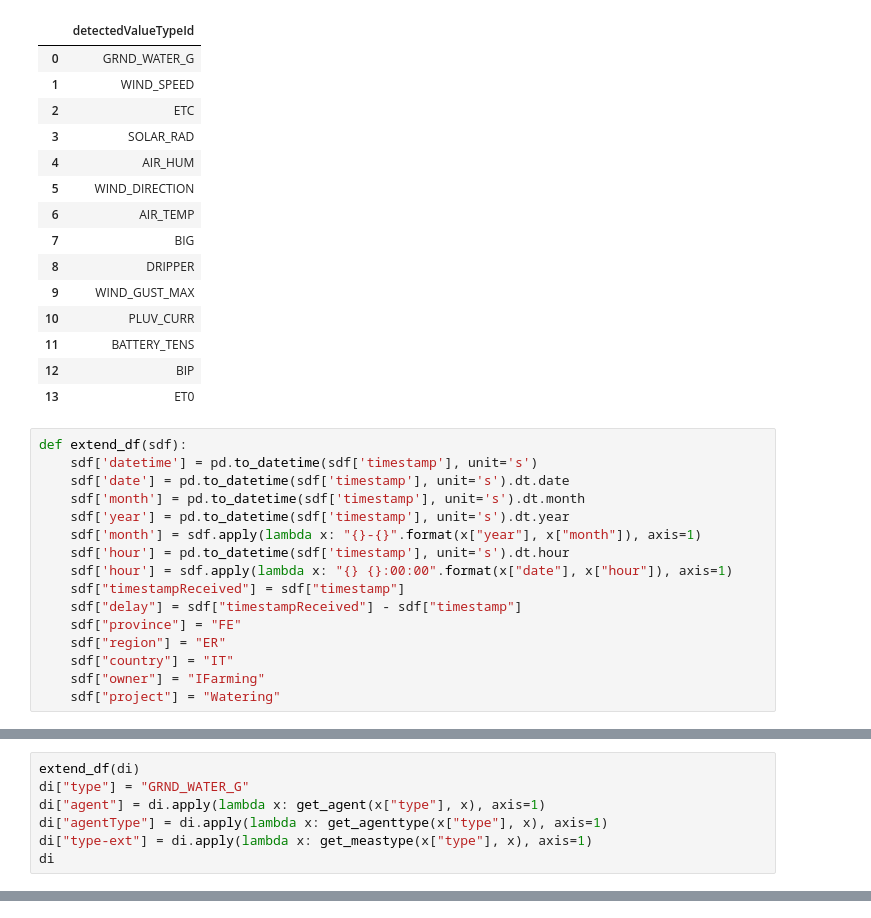
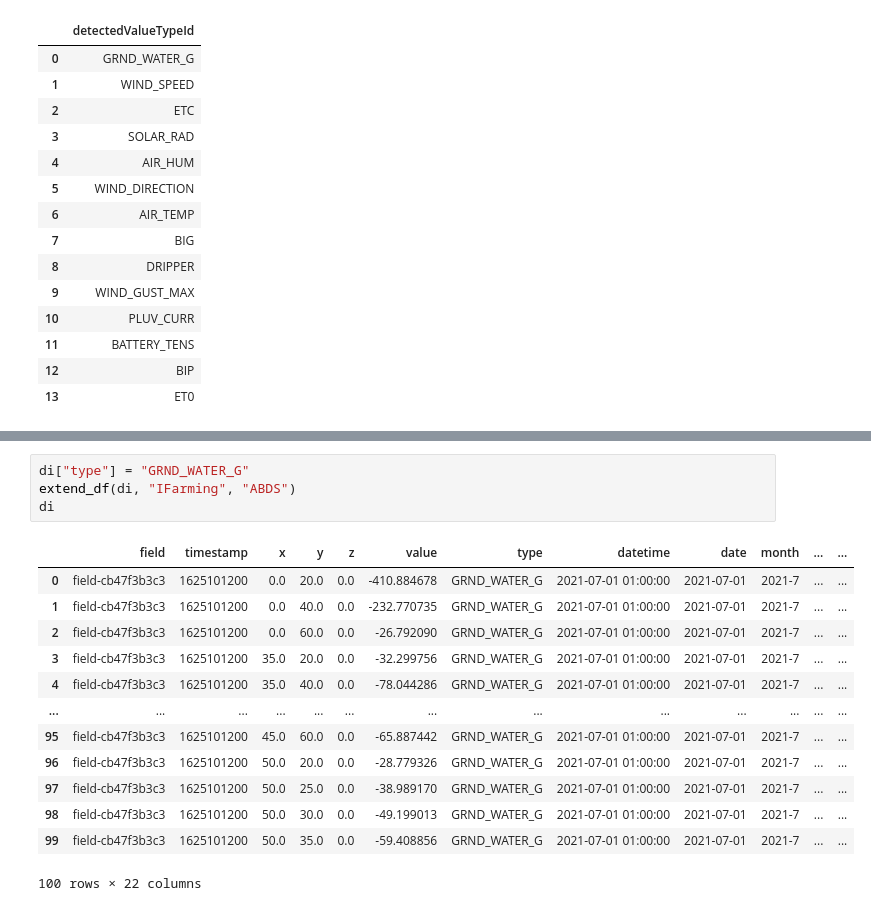
Before and after one commit to w4bo/dataset-watering, a Jupyter notebook: 2_extract_watering_real.ipynb, the cells around one changed output, grey strips where cells are left out. Cells and saved outputs as stored; diff of their text form.

```diff
--- a/extract_watering.ipynb
+++ b/2_extract_watering_real.ipynb
@@ -95,19 +91,3 @@ df
 | 11 | BATTERY_TENS |
 | 12 | BIP |
 | 13 | ET0 |
-# %%
-def extend_df(sdf):
-    sdf['datetime'] = pd.to_datetime(sdf['timestamp'], unit='s')
-    sdf['date'] = pd.to_datetime(sdf['timestamp'], unit='s').dt.date
-    sdf['month'] = pd.to_datetime(sdf['timestamp'], unit='s').dt.month
-    sdf['year'] = pd.to_datetime(sdf['timestamp'], unit='s').dt.year
-    sdf['month'] = sdf.apply(lambda x: "{}-{}".format(x["year"], x["month"]), axis=1)
-    sdf['hour'] = pd.to_datetime(sdf['timestamp'], unit='s').dt.hour
-    sdf['hour'] = sdf.apply(lambda x: "{} {}:00:00".format(x["date"], x["hour"]), axis=1)
-    sdf["timestampReceived"] = sdf["timestamp"]
-    sdf["delay"] = sdf["timestampReceived"] - sdf["timestamp"]
-    sdf["province"] = "FE"
-    sdf["region"] = "ER"
-    sdf["country"] = "IT"
-    sdf["owner"] = "IFarming"
-    sdf["project"] = "Watering"
@@ -136,7 +93,0 @@ def get_meastype(s, x):
-# %%
-extend_df(di)
-di["type"] = "GRND_WATER_G"
-di["agent"] = di.apply(lambda x: get_agent(x["type"], x), axis=1)
-di["agentType"] = di.apply(lambda x: get_agenttype(x["type"], x), axis=1)
-di["type-ext"] = di.apply(lambda x: get_meastype(x["type"], x), axis=1)
-di
@@ -250,0 +94,18 @@ See the caveats in the documentation: https://pandas.pydata.org/pandas-docs/stab
+# %%
+di["type"] = "GRND_WATER_G"
+extend_df(di, "IFarming", "ABDS")
+di
+# %% [output]
+|  | field | timestamp | x | y | z | value | type | datetime | date | month | ... | ... |
+| 0 | field-cb47f3b3c3 | 1625101200 | 0.0 | 20.0 | 0.0 | -410.884678 | GRND_WATER_G | 2021-07-01 01:00:00 | 2021-07-01 | 2021-7 | ... | ... |
+| 1 | field-cb47f3b3c3 | 1625101200 | 0.0 | 40.0 | 0.0 | -232.770735 | GRND_WATER_G | 2021-07-01 01:00:00 | 2021-07-01 | 2021-7 | ... | ... |
+| 2 | field-cb47f3b3c3 | 1625101200 | 0.0 | 60.0 | 0.0 | -26.792090 | GRND_WATER_G | 2021-07-01 01:00:00 | 2021-07-01 | 2021-7 | ... | ... |
+| 3 | field-cb47f3b3c3 | 1625101200 | 35.0 | 20.0 | 0.0 | -32.299756 | GRND_WATER_G | 2021-07-01 01:00:00 | 2021-07-01 | 2021-7 | ... | ... |
+| 4 | field-cb47f3b3c3 | 1625101200 | 35.0 | 40.0 | 0.0 | -78.044286 | GRND_WATER_G | 2021-07-01 01:00:00 | 2021-07-01 | 2021-7 | ... | ... |
+| ... | ... | ... | ... | ... | ... | ... | ... | ... | ... | ... | ... | ... |
+| 95 | field-cb47f3b3c3 | 1625101200 | 45.0 | 60.0 | 0.0 | -65.887442 | GRND_WATER_G | 2021-07-01 01:00:00 | 2021-07-01 | 2021-7 | ... | ... |
+| 96 | field-cb47f3b3c3 | 1625101200 | 50.0 | 20.0 | 0.0 | -28.779326 | GRND_WATER_G | 2021-07-01 01:00:00 | 2021-07-01 | 2021-7 | ... | ... |
+| 97 | field-cb47f3b3c3 | 1625101200 | 50.0 | 25.0 | 0.0 | -38.989170 | GRND_WATER_G | 2021-07-01 01:00:00 | 2021-07-01 | 2021-7 | ... | ... |
+| 98 | field-cb47f3b3c3 | 1625101200 | 50.0 | 30.0 | 0.0 | -49.199013 | GRND_WATER_G | 2021-07-01 01:00:00 | 2021-07-01 | 2021-7 | ... | ... |
+| 99 | field-cb47f3b3c3 | 1625101200 | 50.0 | 35.0 | 0.0 | -59.408856 | GRND_WATER_G | 2021-07-01 01:00:00 | 2021-07-01 | 2021-7 | ... | ... |
+100 rows × 22 columns
```
Also changed, not shown: parts of 11 cells of this notebook, 5 other files.
